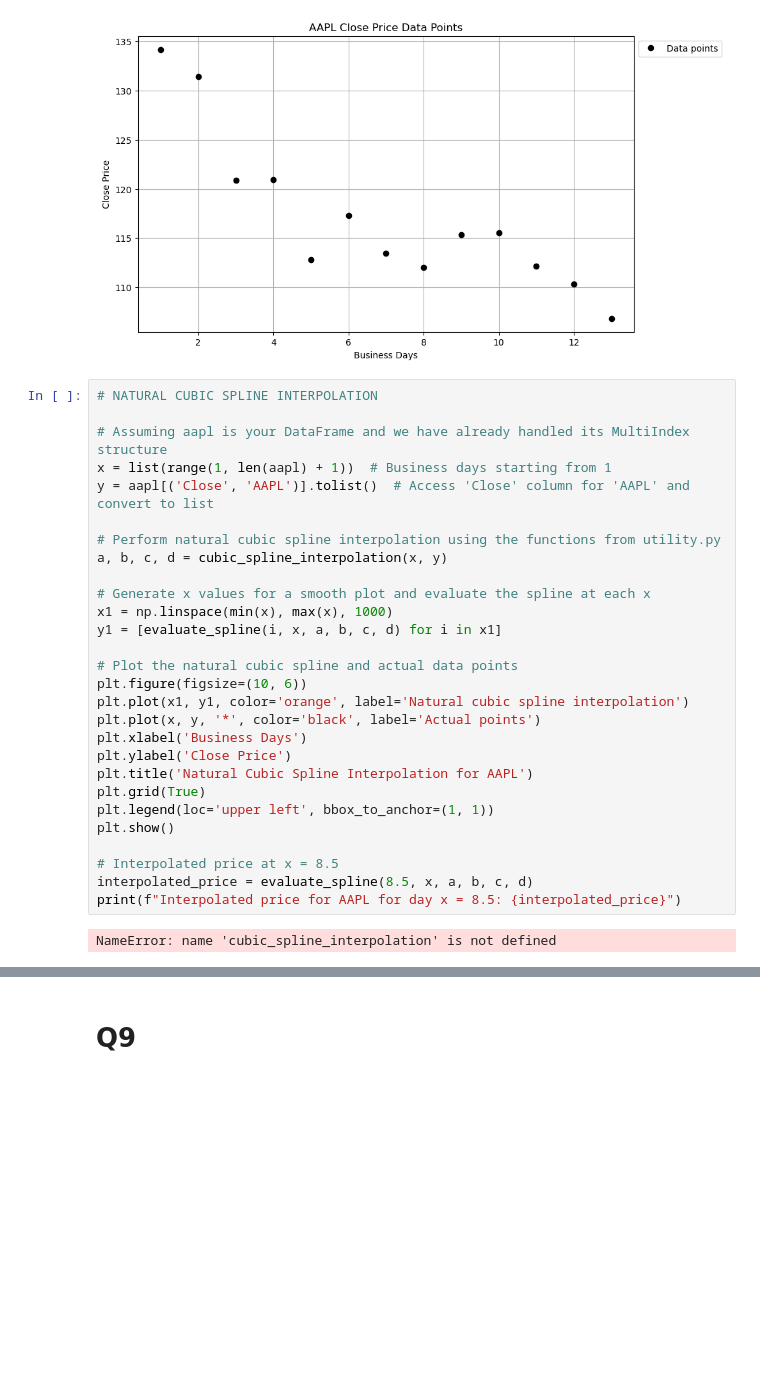
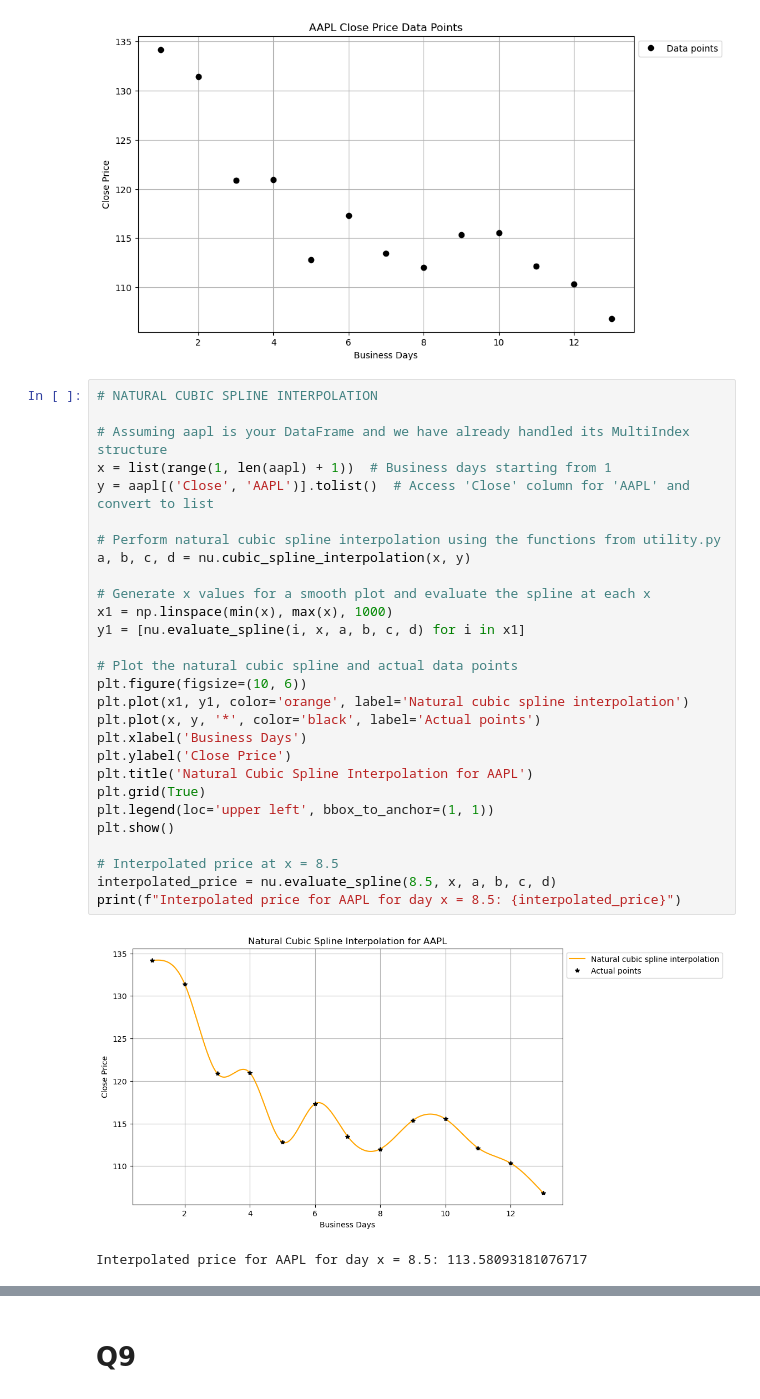
Before and after one commit to atkrish0/numerical-analysis-rbs, a Jupyter notebook: hw3/Atheesh_Krishnan_NA_HW3.ipynb, the cells around one changed output, grey strips where cells are left out. Drawn from its saved outputs; the diff is of its cells as text; blank space fills up the shorter version.

```diff
--- a/hw3/Atheesh_Krishnan_NA_HW3.ipynb
+++ b/hw3/Atheesh_Krishnan_NA_HW3.ipynb
@@ -115,33 +205,34 @@ plt.show()
 # %%
 # NATURAL CUBIC SPLINE INTERPOLATION
 
 # Assuming aapl is your DataFrame and we have already handled its MultiIndex structure
 x = list(range(1, len(aapl) + 1))  # Business days starting from 1
 y = aapl[('Close', 'AAPL')].tolist()  # Access 'Close' column for 'AAPL' and convert to list
 
 # Perform natural cubic spline interpolation using the functions from utility.py
-a, b, c, d = cubic_spline_interpolation(x, y)
+a, b, c, d = nu.cubic_spline_interpolation(x, y)
 
 # Generate x values for a smooth plot and evaluate the spline at each x
 x1 = np.linspace(min(x), max(x), 1000)
-y1 = [evaluate_spline(i, x, a, b, c, d) for i in x1]
+y1 = [nu.evaluate_spline(i, x, a, b, c, d) for i in x1]
 
 # Plot the natural cubic spline and actual data points
 plt.figure(figsize=(10, 6))
 plt.plot(x1, y1, color='orange', label='Natural cubic spline interpolation')
 plt.plot(x, y, '*', color='black', label='Actual points')
 plt.xlabel('Business Days')
 plt.ylabel('Close Price')
 plt.title('Natural Cubic Spline Interpolation for AAPL')
 plt.grid(True)
 plt.legend(loc='upper left', bbox_to_anchor=(1, 1))
 plt.show()
 
 # Interpolated price at x = 8.5
-interpolated_price = evaluate_spline(8.5, x, a, b, c, d)
+interpolated_price = nu.evaluate_spline(8.5, x, a, b, c, d)
 print(f"Interpolated price for AAPL for day x = 8.5: {interpolated_price}")
 # %% [output]
+[figure, added]
-NameError: name 'cubic_spline_interpolation' is not defined
+Interpolated price for AAPL for day x = 8.5: 113.58093181076717
 # %%
 # CLAMPED CUBIC SPLINE INTERPOLATION
 
```
Also changed, not shown: parts of 10 cells of this notebook, 2 other files.
